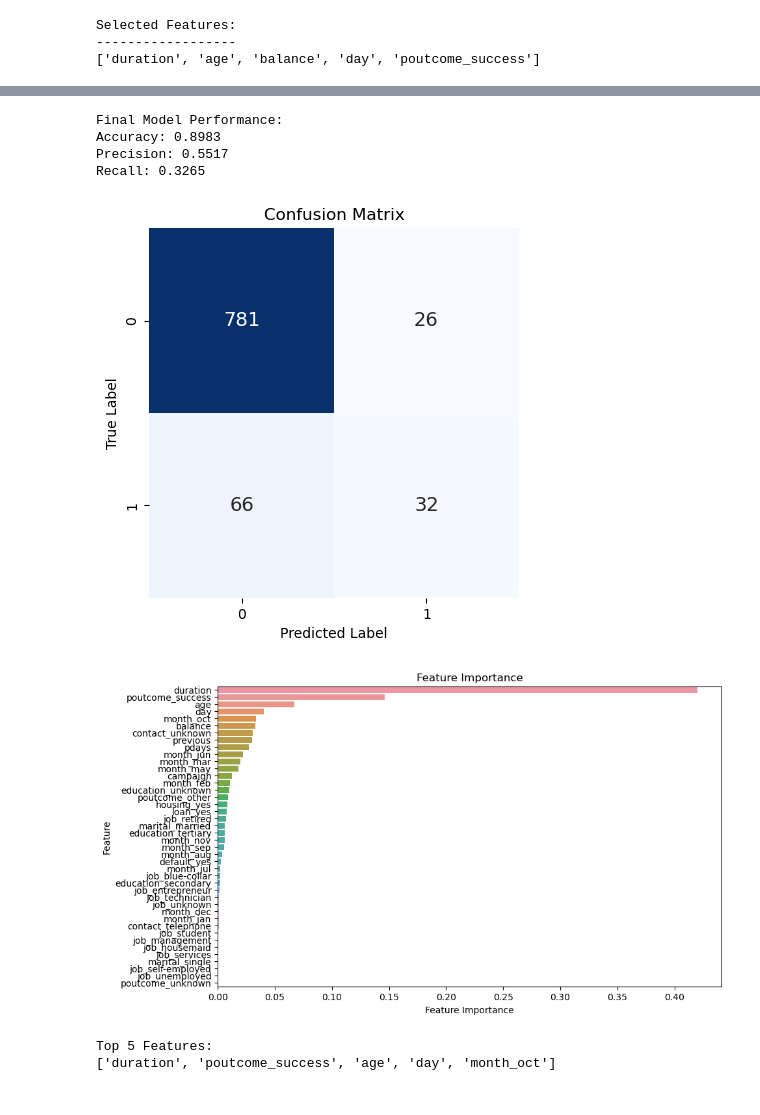
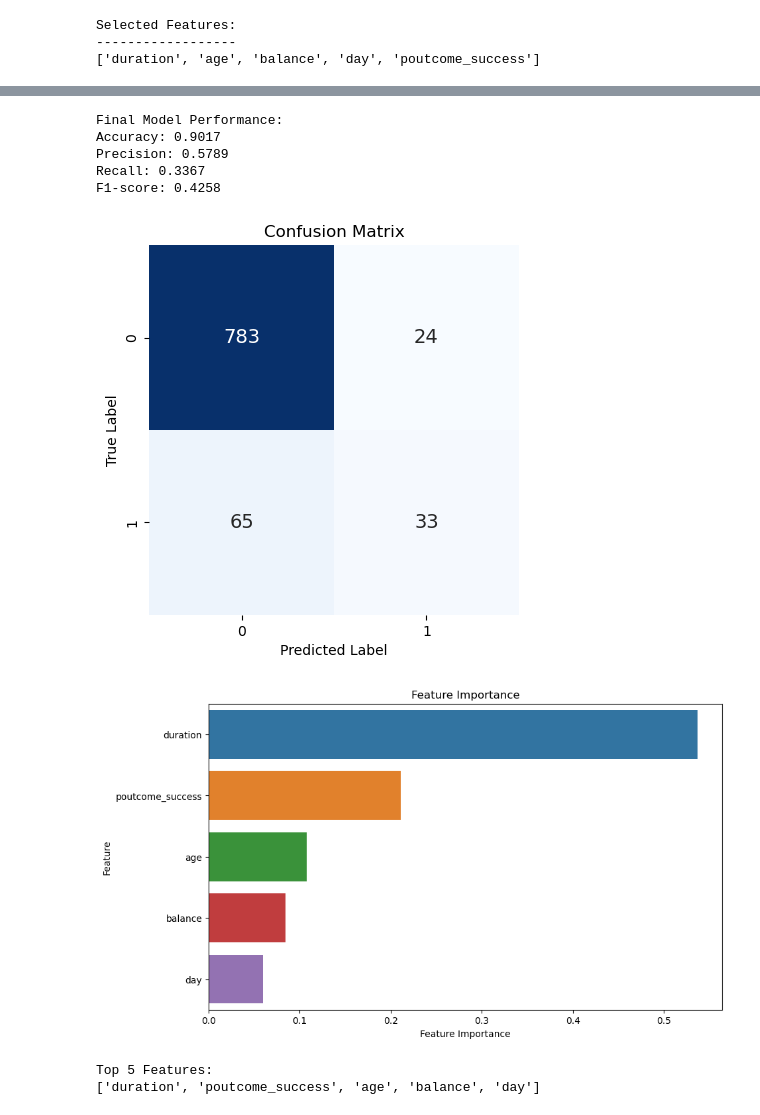
Before and after one commit to MalikaSharma21/PythonProject, a Jupyter notebook: FinalPro.ipynb, the cells around one changed output, grey strips where cells are left out. Saved outputs shown, nothing was run; the diff lists cells and outputs as text; code cells hidden in the pictures.

```diff
--- a/FinalPro.ipynb
+++ b/FinalPro.ipynb
@@ -179,11 +179,9 @@ Selected Features:
 ------------------
 ['duration', 'age', 'balance', 'day', 'poutcome_success']
 # %%
-# Get the feature names after one-hot encoding
-feature_names = X.columns
-
-# Data Splitting: Divide the dataset into training and testing sets (80% train, 20% test)
-#X_train, X_test, y_train, y_test = train_test_split(X, y, test_size=0.2, random_state=42)
+# Update the training and testing datasets to include only the selected features
+X_train = X_train[selected_features]
+X_test = X_test[selected_features]
 
 # Feature Scaling: Scale the features using StandardScaler
 scaler = StandardScaler()
@@ -200,7 +198,7 @@ lr_grid.fit(X_train_scaled, y_train)
 lr_best_model = lr_grid.best_estimator_
 
 # Model 2: Random Forest
-rf = RandomForestClassifier(random_state=42)
+rf = RandomForestClassifier(random_state=42, class_weight='balanced')
 rf_params = {'n_estimators': [50, 100, 200], 'max_depth': [None, 5, 10]}
 rf_grid = GridSearchCV(rf, rf_params, cv=5)
 rf_grid.fit(X_train, y_train)
@@ -268,51 +266,57 @@ Best Performing Model: Gradient Boosting
 gb = GradientBoostingClassifier(random_state=42, n_estimators=100, learning_rate=0.1)  # Use the best hyperparameters
 gb.fit(X_train_scaled, y_train)
 
+# Update the best model with the new X_train_scaled
+best_model.fit(X_train_scaled, y_train)
+
 # Evaluate the final model on the test data
-y_pred = gb.predict(X_test_scaled)
+y_pred = best_model.predict(X_test_scaled)
 
 accuracy = accuracy_score(y_test, y_pred)
 precision = precision_score(y_test, y_pred)
 recall = recall_score(y_test, y_pred)
+f1 = f1_score(y_test, y_pred)
 
 print(f"Final Model Performance:")
 print(f"Accuracy: {accuracy:.4f}")
 print(f"Precision: {precision:.4f}")
 print(f"Recall: {recall:.4f}")
+print(f"F1-score: {f1:.4f}")
 # %% [output]
 Final Model Performance:
-Accuracy: 0.8983
-Precision: 0.5517
-Recall: 0.3265
+Accuracy: 0.9017
+Precision: 0.5789
+Recall: 0.3367
+F1-score: 0.4258
 # %%
 # Confusion Matrix
 cm = confusion_matrix(y_test, y_pred)
 sns.heatmap(cm, annot=True, fmt='d', cmap='Blues', cbar=False, square=True, annot_kws={"size": 14})
 plt.xlabel('Predicted Label')
 plt.ylabel('True Label')
 plt.title('Confusion Matrix')
 plt.show()
 
 # Feature Importance
 if hasattr(gb, 'feature_importances_'):
     feature_importance = gb.feature_importances_
-    feature_importance_df = pd.DataFrame({'Feature': X.columns, 'Importance': feature_importance})
+    feature_importance_df = pd.DataFrame({'Feature': selected_features, 'Importance': feature_importance})
     feature_importance_df = feature_importance_df.sort_values(by='Importance', ascending=False)
 
     # Plot feature importance
     plt.figure(figsize=(10, 6))
     sns.barplot(x='Importance', y='Feature', data=feature_importance_df)
     plt.xlabel('Feature Importance')
     plt.ylabel('Feature')
     plt.title('Feature Importance')
     plt.show()
 
 # Check Assumption: Top 5 Features
 top_5_features = feature_importance_df.head(5)['Feature'].tolist()
 print("Top 5 Features:")
 print(top_5_features)
 # %% [output]
 [figure]
-[figure, old version]
+[figure, new version]
 Top 5 Features:
-['duration', 'poutcome_success', 'age', 'day', 'month_oct']
+['duration', 'poutcome_success', 'age', 'balance', 'day']
```
Also changed, not shown: parts of 3 cells of this notebook.
